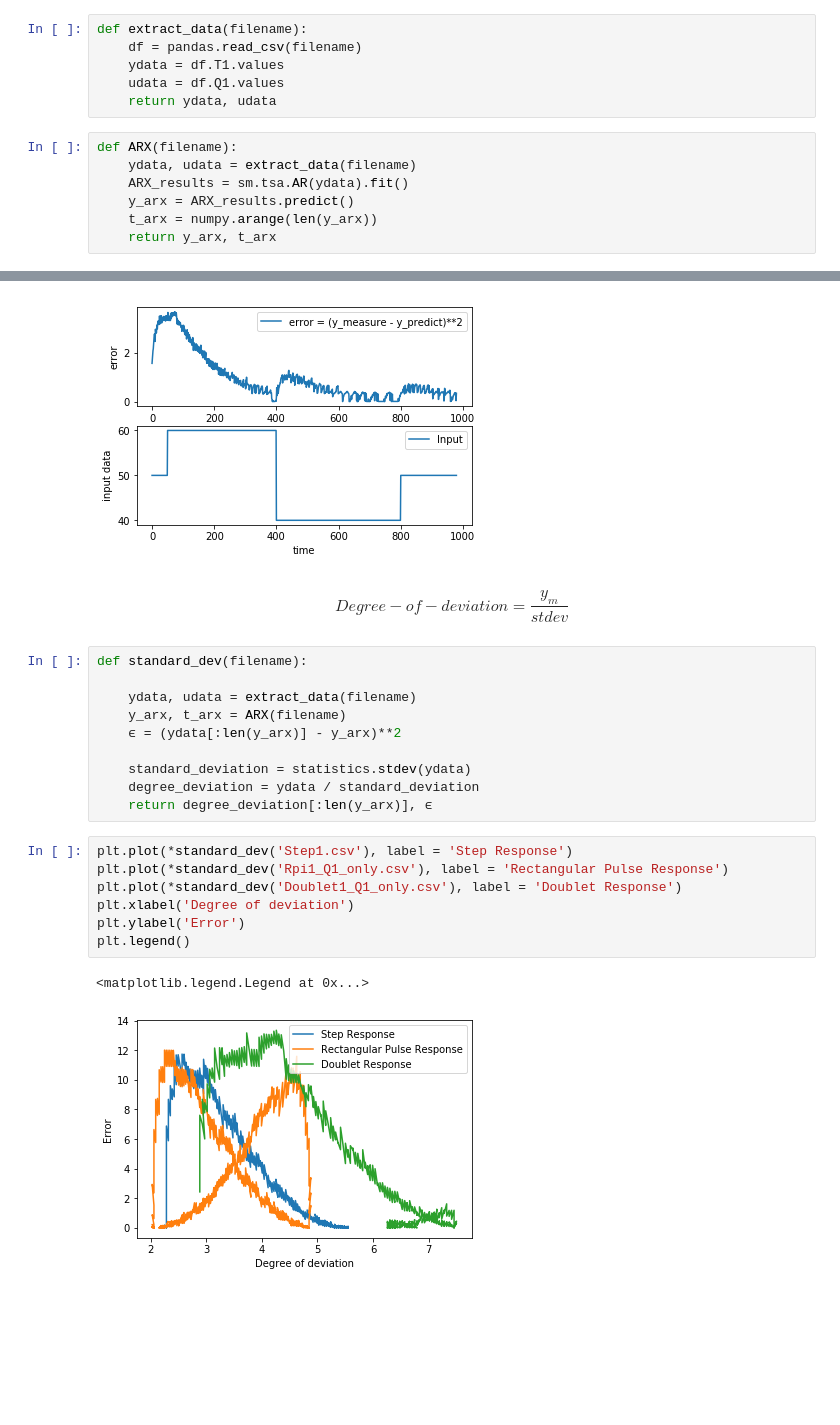
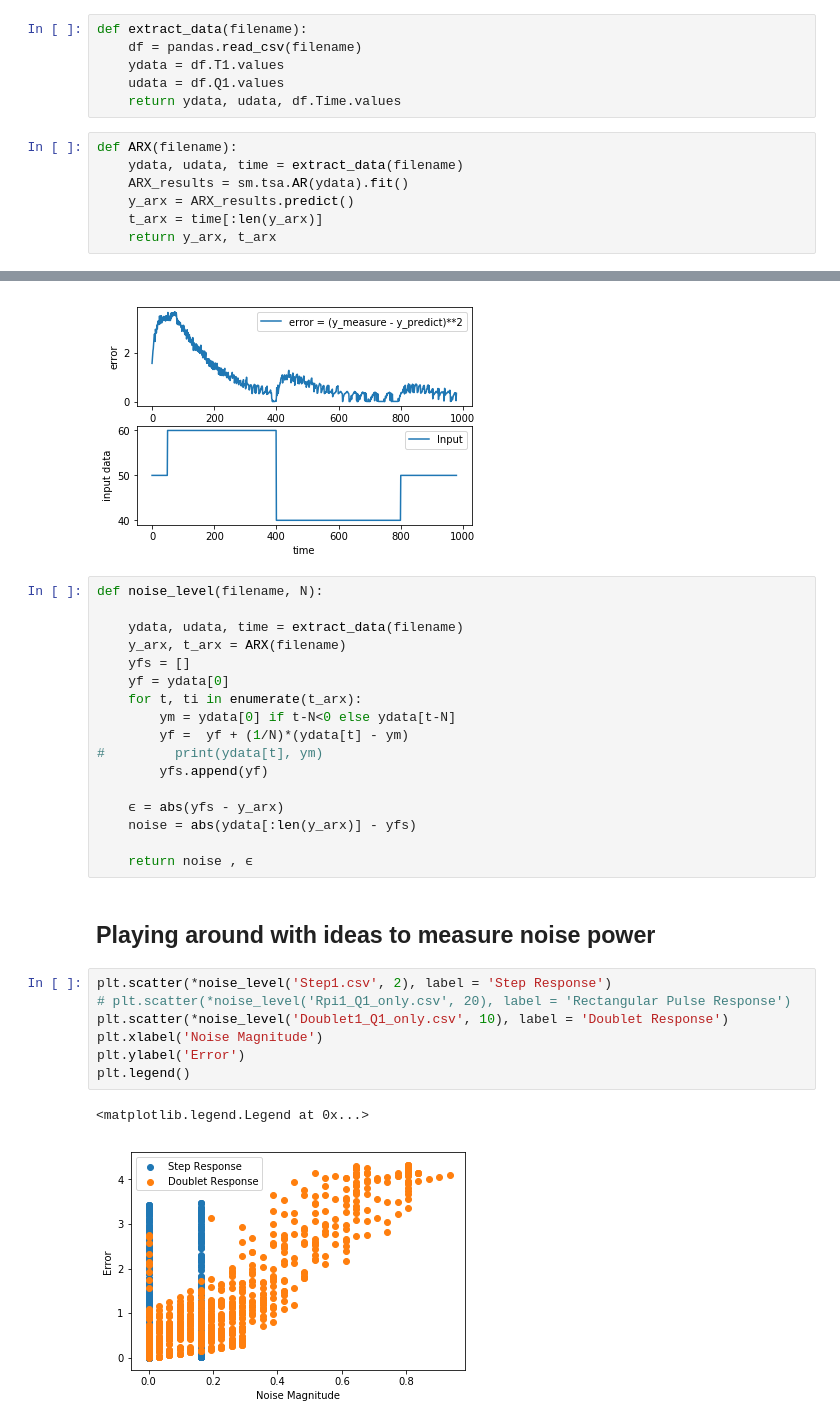
Before and after one commit to jmopperman/CSC411, a Jupyter notebook: AR-error-graphs.ipynb, the cells around one changed output, grey strips where cells are left out. Cells and saved outputs as stored; diff of their text form; blank space fills up the shorter version.

```diff
--- a/AR-error-graphs.ipynb
+++ b/AR-error-graphs.ipynb
@@ -9,13 +9,13 @@ def extract_data(filename):
     df = pandas.read_csv(filename)
     ydata = df.T1.values
     udata = df.Q1.values
-    return ydata, udata
+    return ydata, udata, df.Time.values
 # %%
 def ARX(filename):
-    ydata, udata = extract_data(filename)
+    ydata, udata, time = extract_data(filename)
     ARX_results = sm.tsa.AR(ydata).fit()
     y_arx = ARX_results.predict()
-    t_arx = numpy.arange(len(y_arx))
+    t_arx = time[:len(y_arx)]
     return y_arx, t_arx
 # %%
 def Results(filename):
@@ -73,25 +73,32 @@ error('Rpi1_Q1_only.csv')
 error('Doublet1_Q1_only.csv')
 # %% [output]
 [figure]
-# %% [markdown]
-$$Degree-of-deviation = \frac{y_m}{stdev}$$
-# %%
-def standard_dev(filename):
-
-    ydata, udata = extract_data(filename)
-    y_arx, t_arx = ARX(filename)
-    ϵ = (ydata[:len(y_arx)] - y_arx)**2
-
-    standard_deviation = statistics.stdev(ydata)
-    degree_deviation = ydata / standard_deviation
-    return degree_deviation[:len(y_arx)], ϵ
+# %%
+def noise_level(filename, N):
+
+    ydata, udata, time = extract_data(filename)
+    y_arx, t_arx = ARX(filename)
+    yfs = []
+    yf = ydata[0]
+    for t, ti in enumerate(t_arx):
+        ym = ydata[0] if t-N<0 else ydata[t-N]
+        yf =  yf + (1/N)*(ydata[t] - ym)
+#         print(ydata[t], ym)
+        yfs.append(yf)
+
+    ϵ = abs(yfs - y_arx)
+    noise = abs(ydata[:len(y_arx)] - yfs)
+
+    return noise , ϵ
+# %% [markdown]
+## Playing around with ideas to measure noise power
 # %%
-plt.plot(*standard_dev('Step1.csv'), label = 'Step Response')
-plt.plot(*standard_dev('Rpi1_Q1_only.csv'), label = 'Rectangular Pulse Response')
-plt.plot(*standard_dev('Doublet1_Q1_only.csv'), label = 'Doublet Response')
-plt.xlabel('Degree of deviation')
+plt.scatter(*noise_level('Step1.csv', 2), label = 'Step Response')
+# plt.scatter(*noise_level('Rpi1_Q1_only.csv', 20), label = 'Rectangular Pulse Response')
+plt.scatter(*noise_level('Doublet1_Q1_only.csv', 10), label = 'Doublet Response')
+plt.xlabel('Noise Magnitude')
 plt.ylabel('Error')
 plt.legend()
 # %% [output]
 <matplotlib.legend.Legend at 0x...>
-[figure, old version]
+[figure, new version]
```
Also changed, not shown: parts of 1 cell of this notebook.
